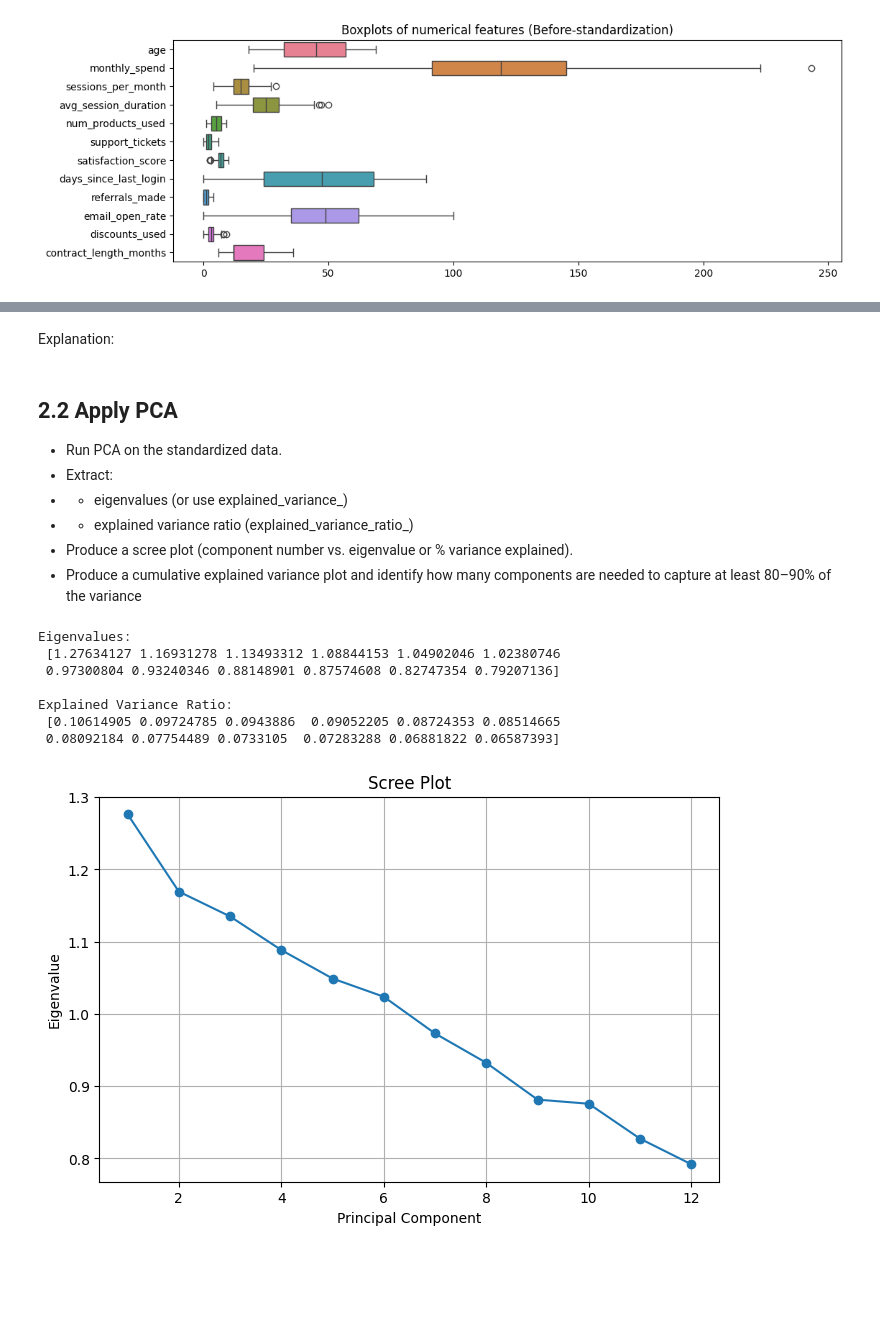
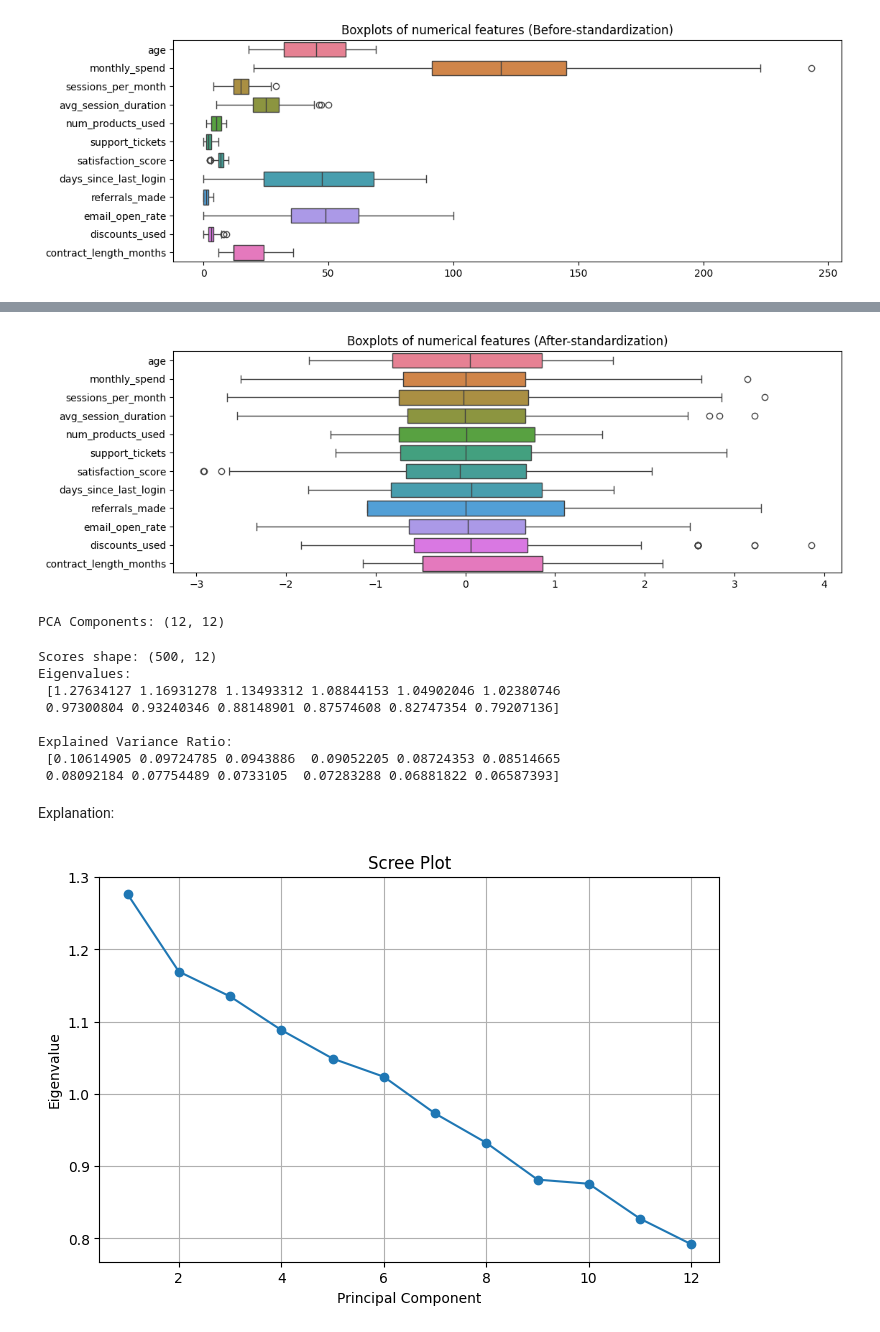
Before and after one commit to decodemarines/DA-2025, a Jupyter notebook: quiz2.ipynb, the cells around one changed output, grey strips where cells are left out. Saved outputs shown, nothing was run; the diff lists cells and outputs as text; code cells hidden in the pictures; blank space fills up the shorter version.

```diff
--- a/quiz2.ipynb
+++ b/quiz2.ipynb
@@ -340,12 +349,6 @@ plt.show()
 # %% [output]
 [figure]
 # %%
-from sklearn.preprocessing import StandardScaler
-
-# Select numerical columns (all columns are numeric here)
-X = df.values
-
-# Standardize
+# Standardizin the numerical features
 scaler = StandardScaler()
-X_std = scaler.fit_transform(X)
-X_std
+df[data_numerical_features] = scaler.fit_transform(df[data_numerical_features])
@@ -366,11 +354,0 @@ array([[ 0.78423339,  2.17840422,  0.69898931, ...,  1.18669736,
-# %% [markdown]
-Explanation:
-# %% [markdown]
-## 2.2 Apply PCA
-- Run PCA on the standardized data.
-- Extract:
-- - eigenvalues (or use explained_variance_)
-- - explained variance ratio (explained_variance_ratio_)
-- Produce a scree plot (component number vs. eigenvalue or % variance explained).
-- Produce a cumulative explained variance plot and identify how many components are
-needed to capture at least 80–90% of the variance
@@ -396,0 +355,8 @@ X_pca = pca.transform(X_std)
+# %%
+# Generating the plot after Normalization
+plt.figure(figsize=(12,4))
+sns.boxplot(data=df[data_numerical_features], orient='h')
+plt.title("Boxplots of numerical features (After-standardization)")
+plt.show()
+# %% [output]
+[figure, added]
@@ -397,10 +367,20 @@ X_pca = pca.transform(X_std)
+# %%
+# Fit PCA on the normalized data and it will return all PC Components
+cust_pca = PCA()
+pca_scores = cust_pca.fit_transform(matrix_std)
+pca_components = cust_pca.components_
+print("PCA Components:", pca_components.shape)
+# %% [output]
+PCA Components: (12, 12)
 # %%
-eigenvalues = pca.explained_variance_
-variance_ratio = pca.explained_variance_ratio_
+eigenvalues = cust_pca.explained_variance_
+variance_ratio = cust_pca.explained_variance_ratio_
 
+print("Scores shape:", pca_scores.shape)
 print("Eigenvalues:\n", eigenvalues)
 print("\nExplained Variance Ratio:\n", variance_ratio)
 # %% [output]
+Scores shape: (500, 12)
 Eigenvalues:
  [1.27634127 1.16931278 1.13493312 1.08844153 1.04902046 1.02380746
  0.97300804 0.93240346 0.88148901 0.87574608 0.82747354 0.79207136]
@@ -408,6 +388,8 @@ Eigenvalues:
 Explained Variance Ratio:
  [0.10614905 0.09724785 0.0943886  0.09052205 0.08724353 0.08514665
  0.08092184 0.07754489 0.0733105  0.07283288 0.06881822 0.06587393]
+# %% [markdown]
+Explanation:
 # %%
 import matplotlib.pyplot as plt
 
```
Also changed, not shown: parts of 10 cells of this notebook.
